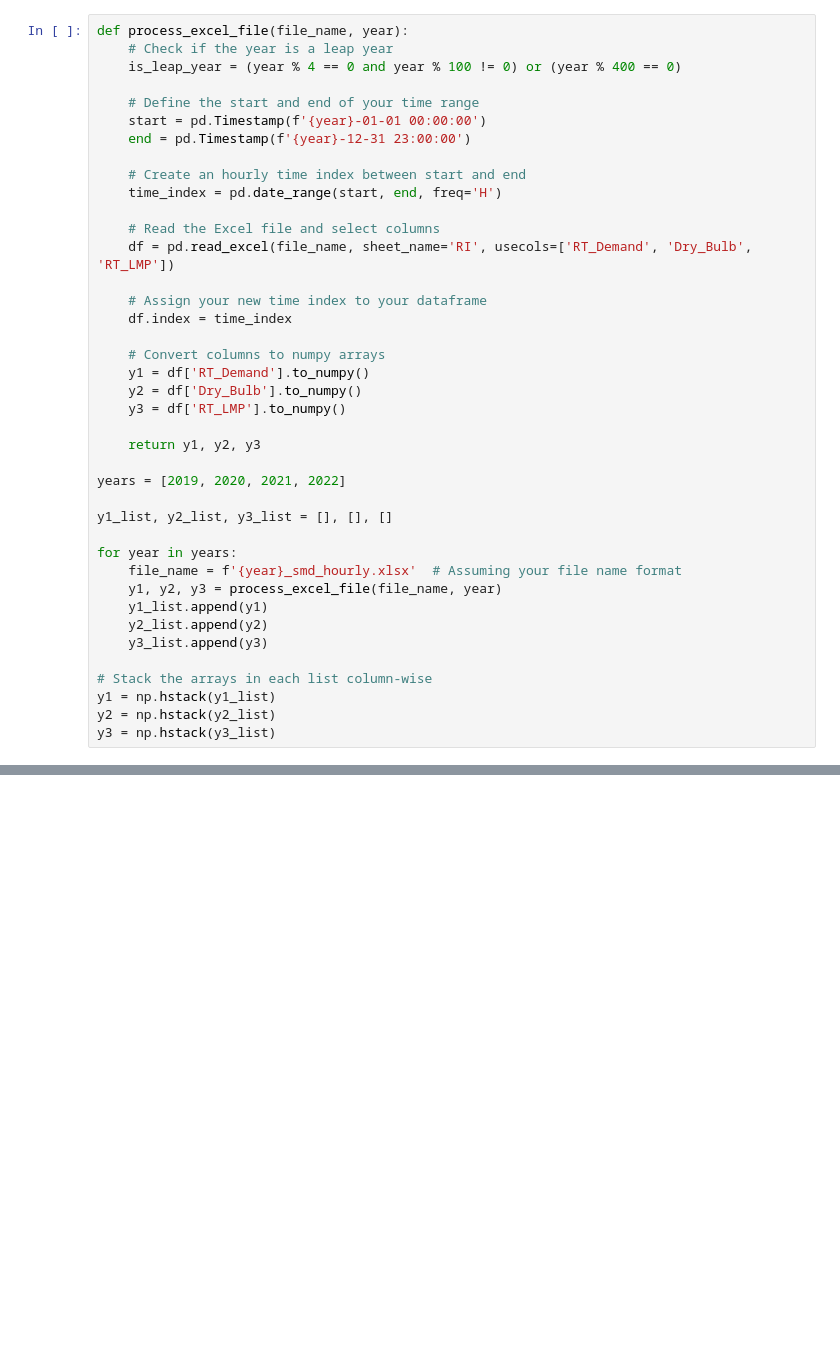
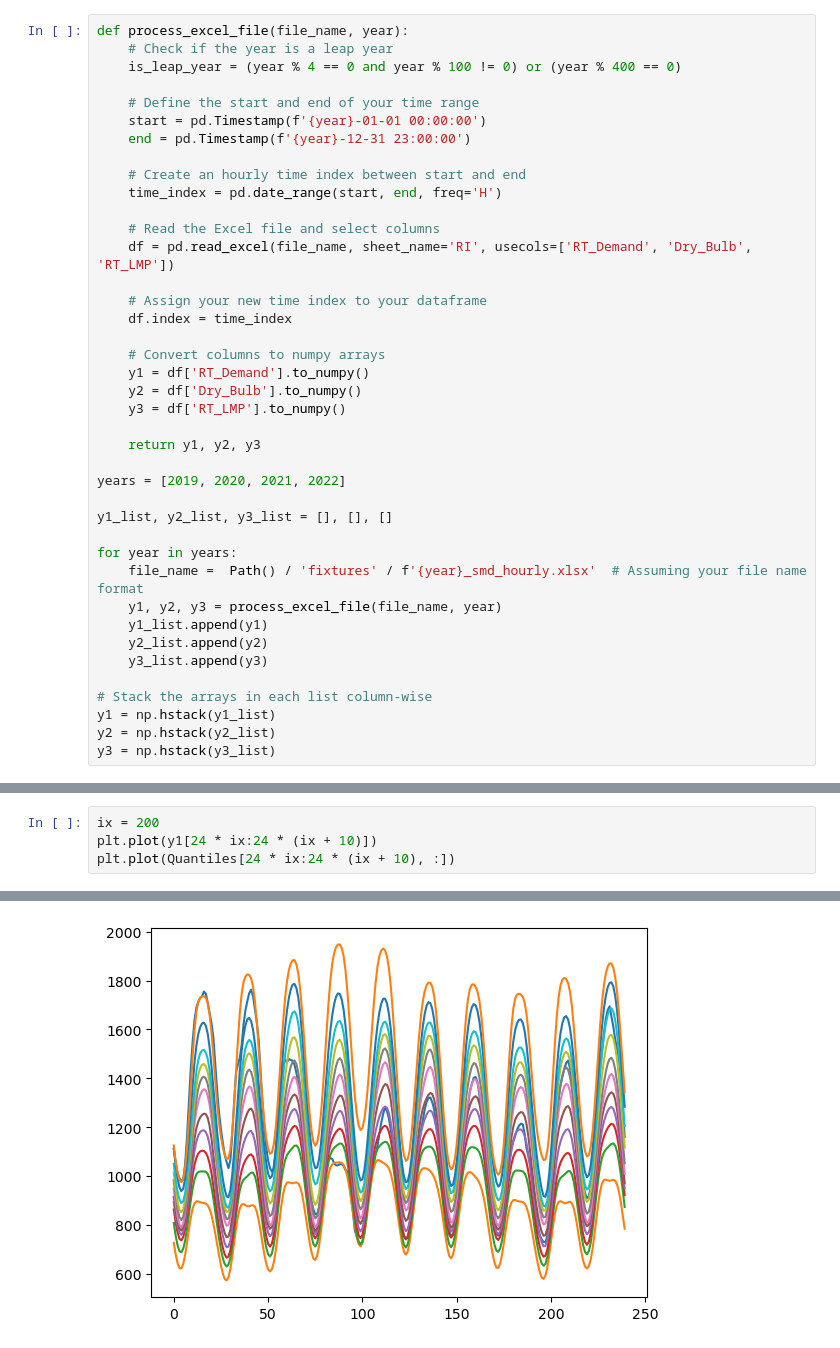
Before and after one commit to cvxgrp/spcqe, a Jupyter notebook: notebooks/basic_example.ipynb, the cells around one changed output, grey strips where cells are left out. Cells and saved outputs as stored; diff of their text form; blank space fills up the shorter version.

Commit message:
adding plots and making new, smaller example that will execute quicker

```diff
--- a/notebooks/basic_example.ipynb
+++ b/notebooks/basic_example.ipynb
@@ -34,7 +35,7 @@ years = [2019, 2020, 2021, 2022]
 y1_list, y2_list, y3_list = [], [], []
 
 for year in years:
-    file_name = f'{year}_smd_hourly.xlsx'  # Assuming your file name format
+    file_name =  Path() / 'fixtures' / f'{year}_smd_hourly.xlsx'  # Assuming your file name format
     y1, y2, y3 = process_excel_file(file_name, year)
     y1_list.append(y1)
     y2_list.append(y2)
@@ -76,0 +78,5 @@ Q1.shape
+# %%
+ix = 200
+plt.plot(y1[24 * ix:24 * (ix + 10)])
+plt.plot(Quantiles[24 * ix:24 * (ix + 10), :])
+# %% [output]
@@ -76,0 +94 @@ Q1.shape
+[figure, added]
```
Also changed, not shown: parts of 4 cells of this notebook, 1 other file.
